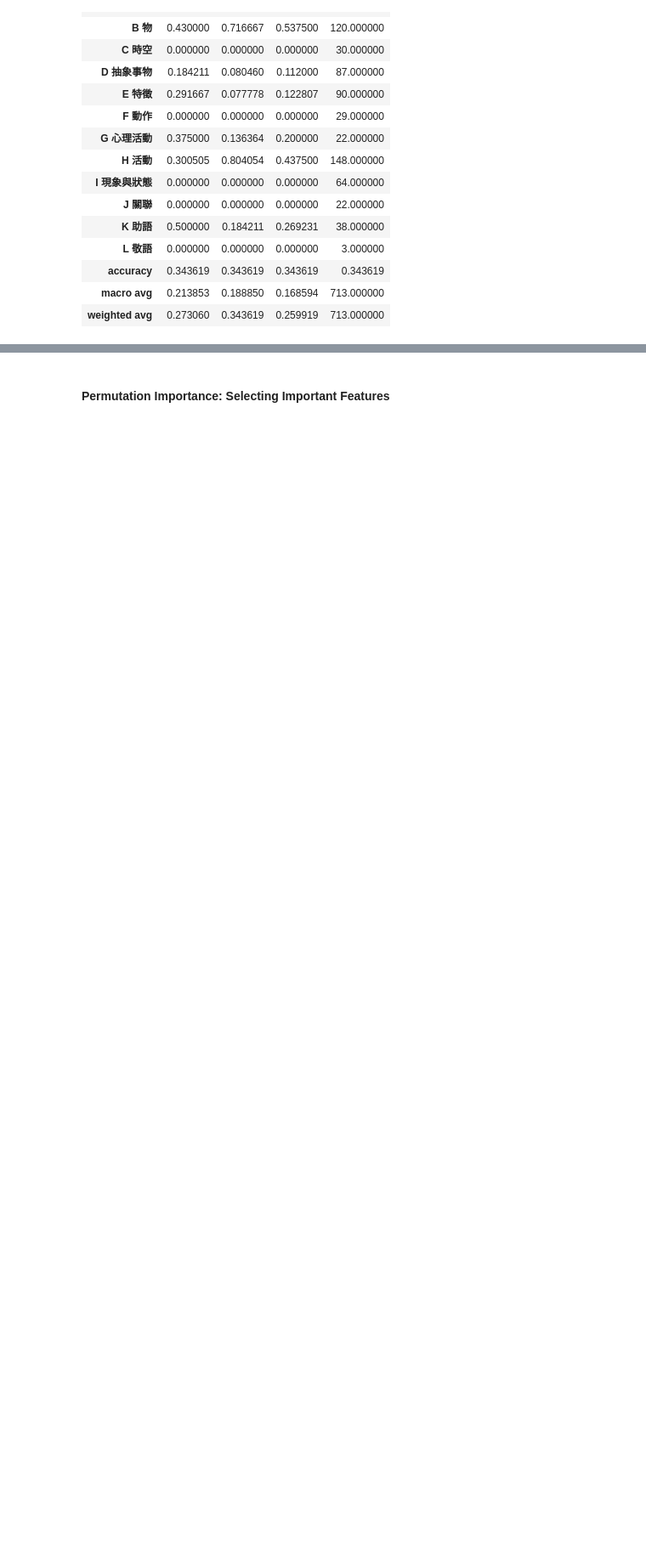
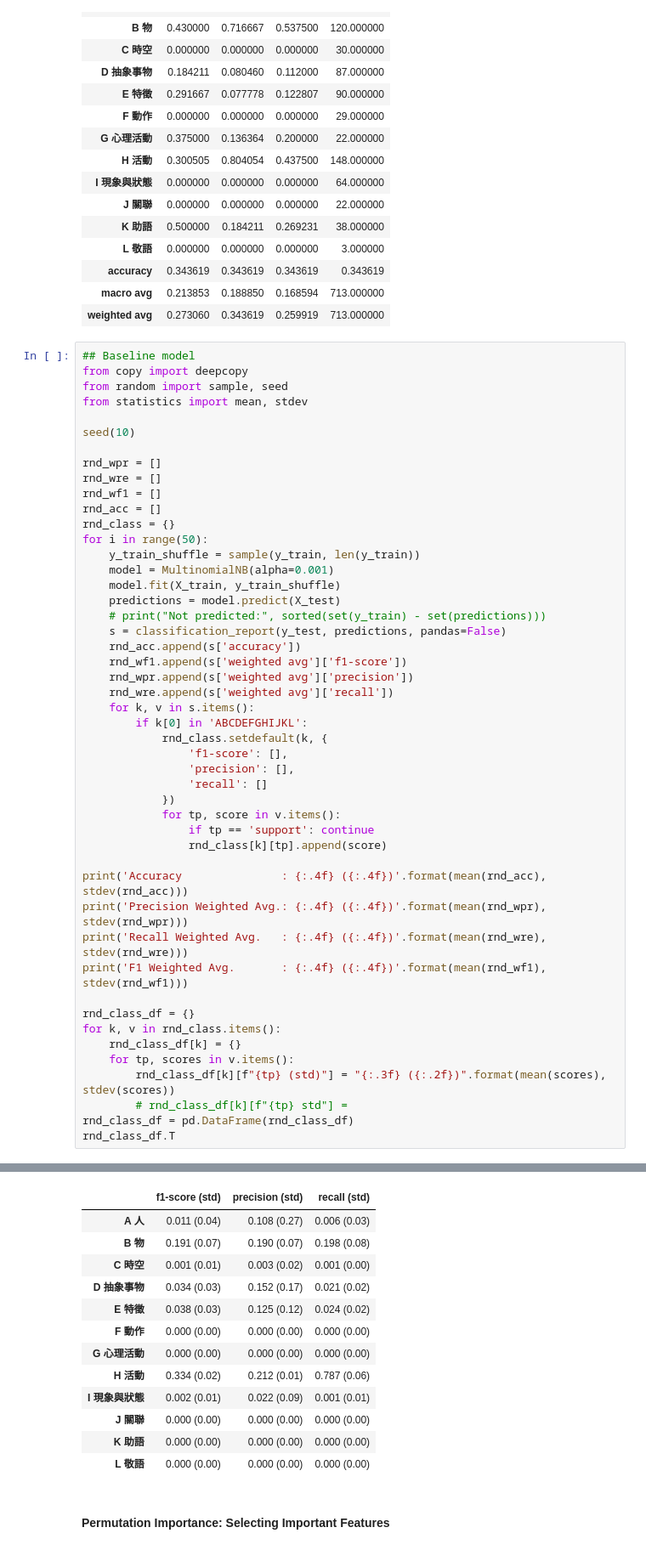
Before and after one commit to liao961120/cilin, a Jupyter notebook: etc/radical_semantic_classification.ipynb, the cells around one changed output, grey strips where cells are left out. Shown at 85% size. Drawn from its saved outputs; the diff is of its cells as text; blank space fills up the shorter version.

```diff
--- a/etc/radical_semantic_classification.ipynb
+++ b/etc/radical_semantic_classification.ipynb
@@ -226,3 +226,52 @@ Not predicted: ['C 時空', 'F 動作', 'I 現象與狀態', 'J 關聯', 'L 敬
 | accuracy | 0.343619 | 0.343619 | 0.343619 | 0.343619 |
 | macro avg | 0.213853 | 0.188850 | 0.168594 | 713.000000 |
 | weighted avg | 0.273060 | 0.343619 | 0.259919 | 713.000000 |
+# %%
+## Baseline model
+from copy import deepcopy
+from random import sample, seed
+from statistics import mean, stdev
+
+seed(10)
+
+rnd_wpr = []
+rnd_wre = []
+rnd_wf1 = []
+rnd_acc = []
+rnd_class = {}
+for i in range(50):
+    y_train_shuffle = sample(y_train, len(y_train))
+    model = MultinomialNB(alpha=0.001)
+    model.fit(X_train, y_train_shuffle)
+    predictions = model.predict(X_test)
+    # print("Not predicted:", sorted(set(y_train) - set(predictions)))
+    s = classification_report(y_test, predictions, pandas=False)
+    rnd_acc.append(s['accuracy'])
+    rnd_wf1.append(s['weighted avg']['f1-score'])
+    rnd_wpr.append(s['weighted avg']['precision'])
+    rnd_wre.append(s['weighted avg']['recall'])
+    for k, v in s.items():
+        if k[0] in 'ABCDEFGHIJKL':
+            rnd_class.setdefault(k, {
+                'f1-score': [],
+                'precision': [],
+                'recall': []
+            })
+            for tp, score in v.items():
+                if tp == 'support': continue
+                rnd_class[k][tp].append(score)
+
+print('Accuracy               : {:.4f} ({:.4f})'.format(mean(rnd_acc), stdev(rnd_acc)))
+print('Precision Weighted Avg.: {:.4f} ({:.4f})'.format(mean(rnd_wpr), stdev(rnd_wpr)))
+print('Recall Weighted Avg.   : {:.4f} ({:.4f})'.format(mean(rnd_wre), stdev(rnd_wre)))
+print('F1 Weighted Avg.       : {:.4f} ({:.4f})'.format(mean(rnd_wf1), stdev(rnd_wf1)))
+
+rnd_class_df = {}
+for k, v in rnd_class.items():
+    rnd_class_df[k] = {}
+    for tp, scores in v.items():
+        rnd_class_df[k][f"{tp} (std)"] = "{:.3f} ({:.2f})".format(mean(scores), stdev(scores))
+        # rnd_class_df[k][f"{tp} std"] =
+rnd_class_df = pd.DataFrame(rnd_class_df)
+rnd_class_df.T
+# %% [output]
@@ -229,3 +282,16 @@ Not predicted: ['C 時空', 'F 動作', 'I 現象與狀態', 'J 關聯', 'L 敬
+|  | f1-score (std) | precision (std) | recall (std) |
+| A 人 | 0.011 (0.04) | 0.108 (0.27) | 0.006 (0.03) |
+| B 物 | 0.191 (0.07) | 0.190 (0.07) | 0.198 (0.08) |
+| C 時空 | 0.001 (0.01) | 0.003 (0.02) | 0.001 (0.00) |
+| D 抽象事物 | 0.034 (0.03) | 0.152 (0.17) | 0.021 (0.02) |
+| E 特徵 | 0.038 (0.03) | 0.125 (0.12) | 0.024 (0.02) |
+| F 動作 | 0.000 (0.00) | 0.000 (0.00) | 0.000 (0.00) |
+| G 心理活動 | 0.000 (0.00) | 0.000 (0.00) | 0.000 (0.00) |
+| H 活動 | 0.334 (0.02) | 0.212 (0.01) | 0.787 (0.06) |
+| I 現象與狀態 | 0.002 (0.01) | 0.022 (0.09) | 0.001 (0.01) |
+| J 關聯 | 0.000 (0.00) | 0.000 (0.00) | 0.000 (0.00) |
+| K 助語 | 0.000 (0.00) | 0.000 (0.00) | 0.000 (0.00) |
+| L 敬語 | 0.000 (0.00) | 0.000 (0.00) | 0.000 (0.00) |
 # %% [markdown]
 #### Permutation Importance: Selecting Important Features
 # %%
```
Also changed, not shown: parts of 2 cells of this notebook.
